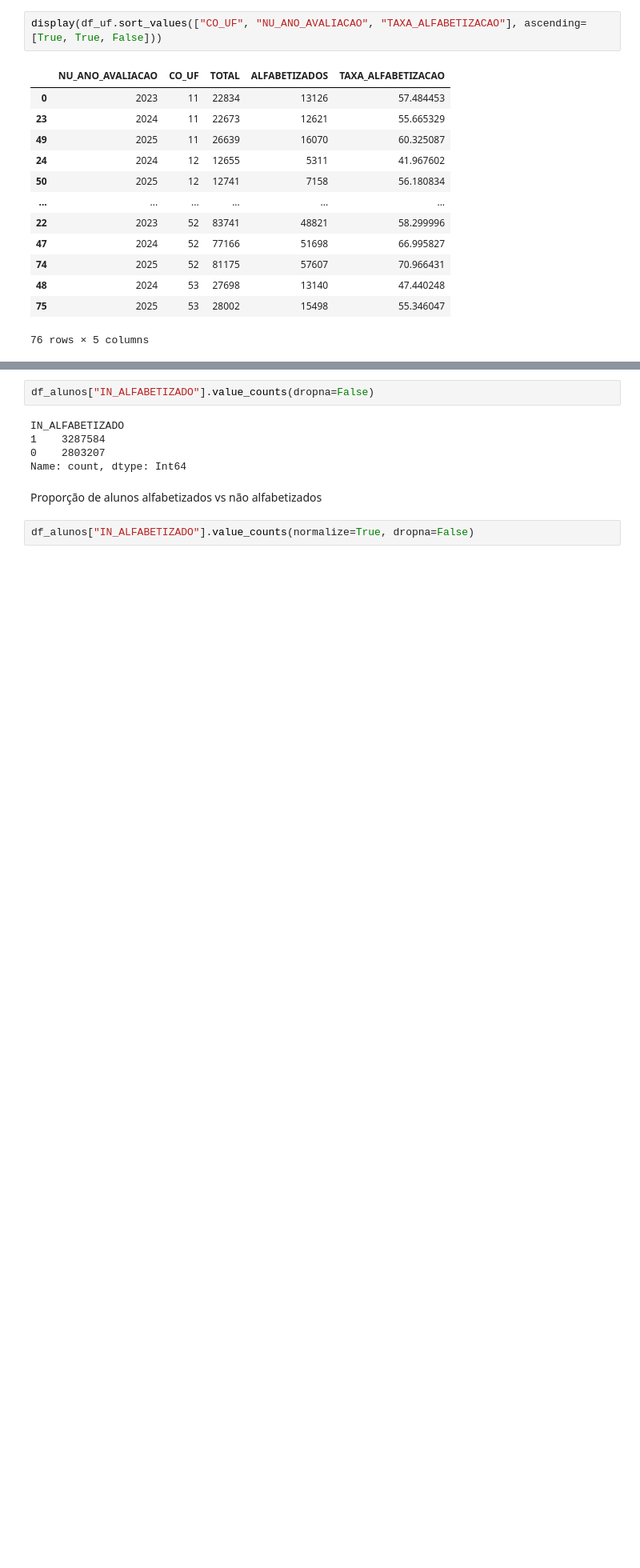
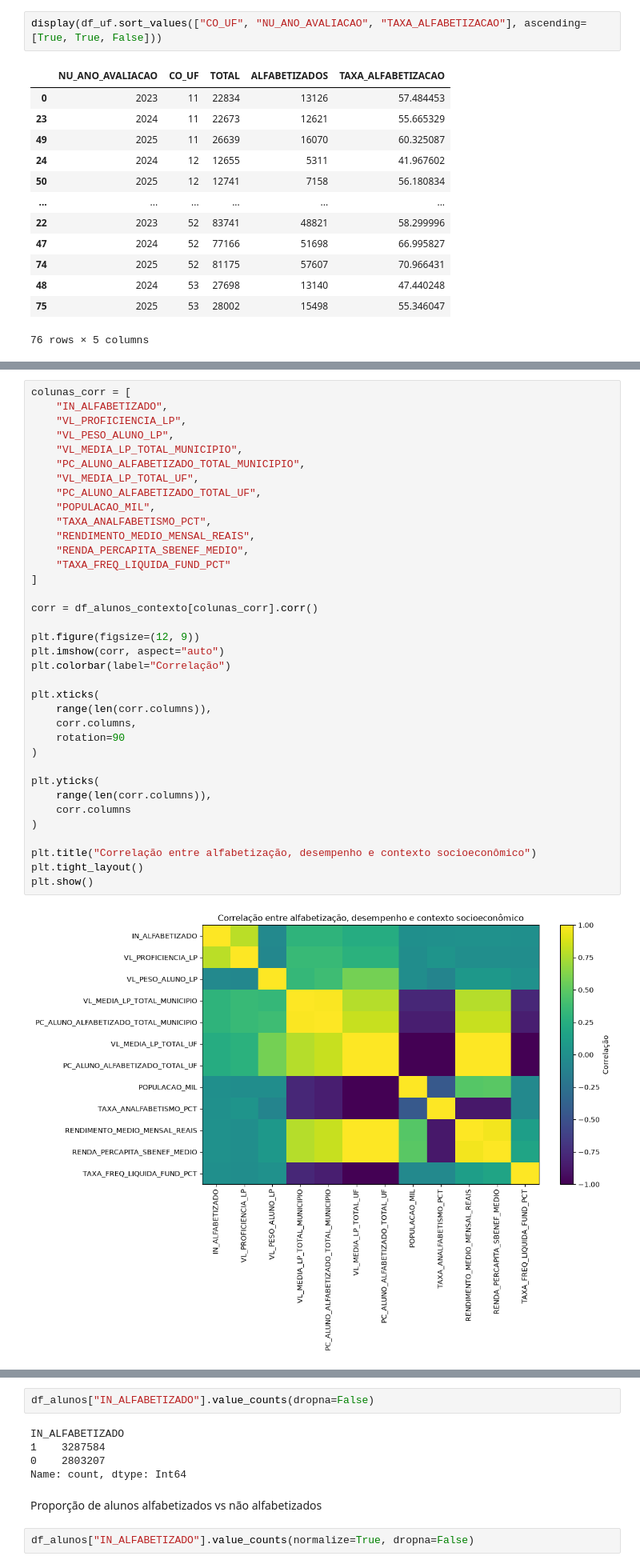
Before and after one commit to LucasRuizMartins/fiap_tech_challenge_03, a Jupyter notebook: notebooks/EDA_Ci.ipynb, the cells around one changed output, grey strips where cells are left out. Shown at 80% size. Drawn from its saved outputs; the diff is of its cells as text; blank space fills up the shorter version.

```diff
--- a/notebooks/EDA_Ci.ipynb
+++ b/notebooks/EDA_Ci.ipynb
@@ -1365,0 +1427,38 @@ Quantidade de alunos alfabetizados
+# %%
+colunas_corr = [
+    "IN_ALFABETIZADO",
+    "VL_PROFICIENCIA_LP",
+    "VL_PESO_ALUNO_LP",
+    "VL_MEDIA_LP_TOTAL_MUNICIPIO",
+    "PC_ALUNO_ALFABETIZADO_TOTAL_MUNICIPIO",
+    "VL_MEDIA_LP_TOTAL_UF",
+    "PC_ALUNO_ALFABETIZADO_TOTAL_UF",
+    "POPULACAO_MIL",
+    "TAXA_ANALFABETISMO_PCT",
+    "RENDIMENTO_MEDIO_MENSAL_REAIS",
+    "RENDA_PERCAPITA_SBENEF_MEDIO",
+    "TAXA_FREQ_LIQUIDA_FUND_PCT"
+]
+
+corr = df_alunos_contexto[colunas_corr].corr()
+
+plt.figure(figsize=(12, 9))
+plt.imshow(corr, aspect="auto")
+plt.colorbar(label="Correlação")
+
+plt.xticks(
+    range(len(corr.columns)),
+    corr.columns,
+    rotation=90
+)
+
+plt.yticks(
+    range(len(corr.columns)),
+    corr.columns
+)
+
+plt.title("Correlação entre alfabetização, desempenho e contexto socioeconômico")
+plt.tight_layout()
+plt.show()
+# %% [output]
+[figure, added]
```
Also changed, not shown: parts of 22 cells of this notebook.
